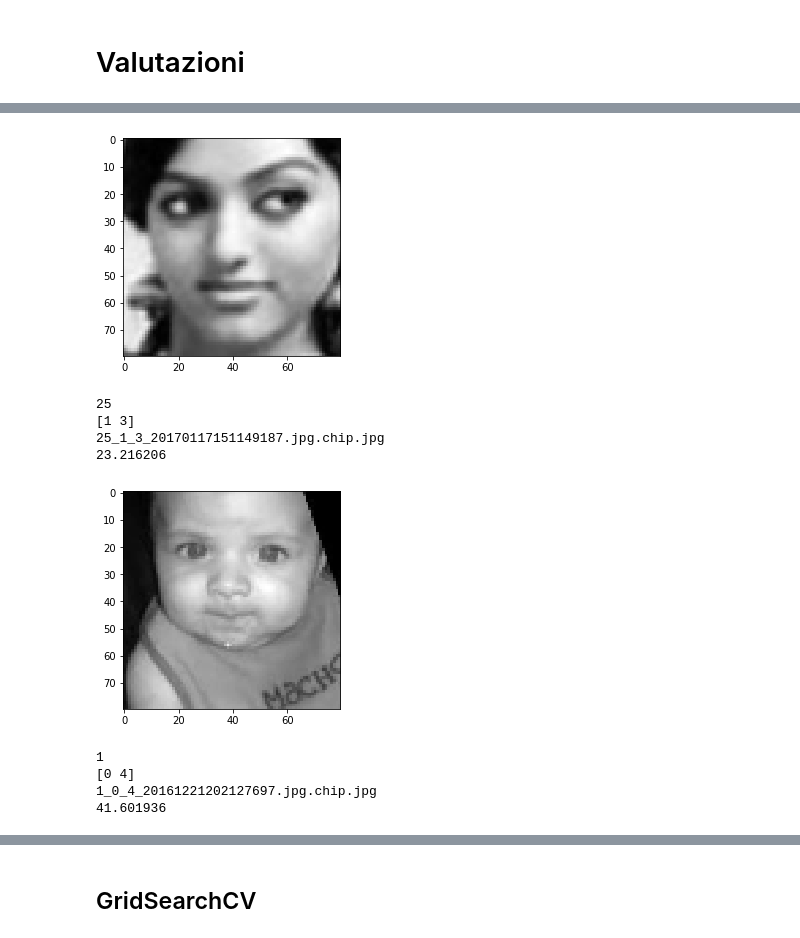
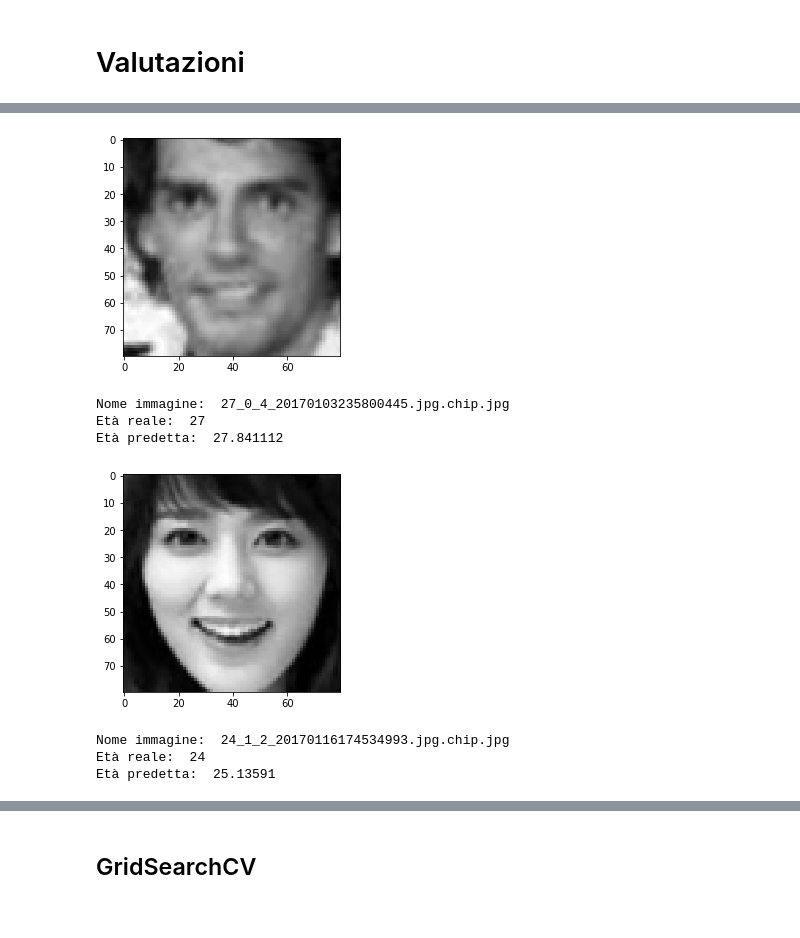
Before and after one commit to domenico97/AgeReg, a Jupyter notebook: AgeReg.ipynb, the cells around one changed output, grey strips where cells are left out. Drawn from its saved outputs; the diff is of its cells as text; code cells hidden in the pictures.

```diff
--- a/AgeReg.ipynb
+++ b/AgeReg.ipynb
@@ -397,0 +402,4 @@ Image("model.png")
+# %%
+#Effettuiamo il predict sulle 4739 immagini del test set
+predictions_age = loaded_model.predict(images_test)
+predictions_age = np.squeeze(predictions_age)
@@ -449,2 +437,0 @@ plt.show()
-# %%
-predictions_age = loaded_model.predict(images_train)
@@ -478,26 +501,22 @@ plt.show()
 # %%
-idx=17244
-display(images_train[idx])
-print(y_train[idx])
-print(feat_train[idx])
-print(fileName_train[idx])
-print(predictions_age[idx])
+idx=102
+display(images_test[idx])
+print("Nome immagine: ",fileName_test[idx])
+print("Età reale: ", y_test[idx])
+print("Età predetta: ",predictions_age[idx])
 # %% [output]
-[figure, old version]
+[figure, new version]
-25
-[1 3]
-25_1_3_20170117151149187.jpg.chip.jpg
-23.216206
+Nome immagine:  27_0_4_20170103235800445.jpg.chip.jpg
+Età reale:  27
+Età predetta:  27.841112
 # %%
-idx=1638
+idx=3550
 display(images_test[idx])
-print(y_test[idx])
-print(feat_test[idx])
-print(fileName_test[idx])
-print(predictions_age1[idx])
+print("Nome immagine: ",fileName_test[idx])
+print("Età reale: ", y_test[idx])
+print("Età predetta: ",predictions_age[idx])
 # %% [output]
-[figure, old version]
+[figure, new version]
-1
-[0 4]
-1_0_4_20161221202127697.jpg.chip.jpg
-41.601936
+Nome immagine:  24_1_2_20170116174534993.jpg.chip.jpg
+Età reale:  24
+Età predetta:  25.13591
```
Also changed, not shown: parts of 26 cells of this notebook.
